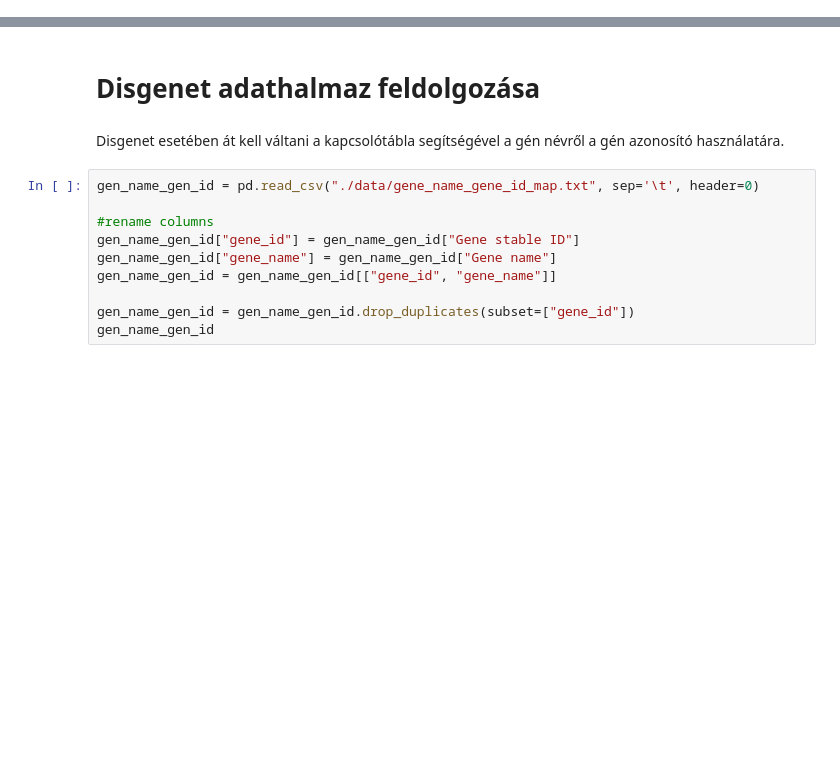
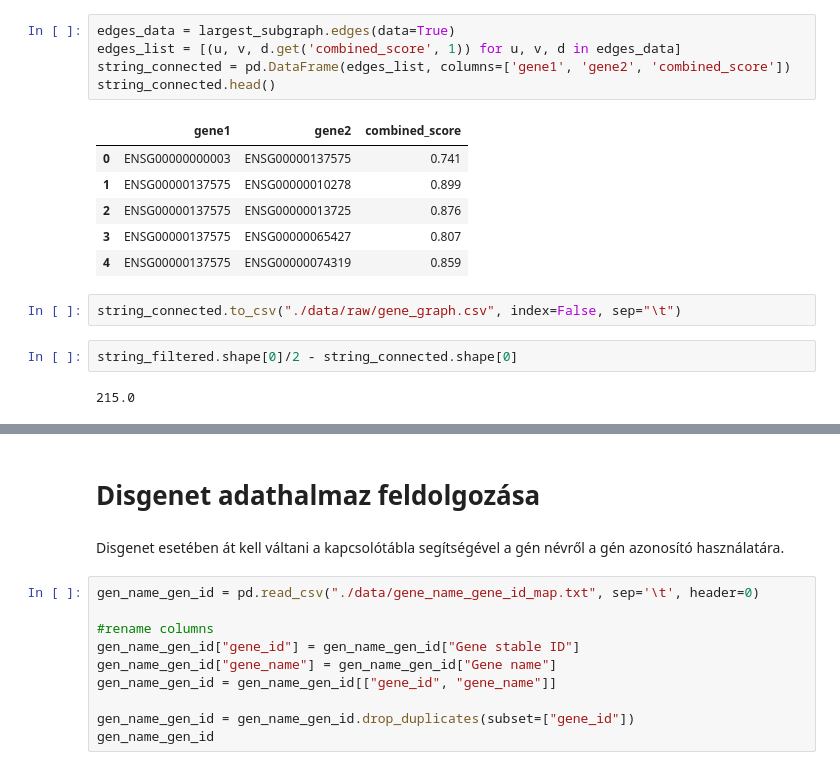
Before and after one commit to Nemes2000/gene-disease-gnn, a Jupyter notebook: data_process.ipynb, the cells around one changed output, grey strips where cells are left out. Cells and saved outputs as stored; diff of their text form; blank space fills up the shorter version.

```diff
--- a/data_process.ipynb
+++ b/data_process.ipynb
@@ -5,0 +102,18 @@ from pandas import DataFrame
+# %%
+edges_data = largest_subgraph.edges(data=True)
+edges_list = [(u, v, d.get('combined_score', 1)) for u, v, d in edges_data]
+string_connected = pd.DataFrame(edges_list, columns=['gene1', 'gene2', 'combined_score'])
+string_connected.head()
+# %% [output]
+|  | gene1 | gene2 | combined_score |
+| 0 | ENSG00000000003 | ENSG00000137575 | 0.741 |
+| 1 | ENSG00000137575 | ENSG00000010278 | 0.899 |
+| 2 | ENSG00000137575 | ENSG00000013725 | 0.876 |
+| 3 | ENSG00000137575 | ENSG00000065427 | 0.807 |
+| 4 | ENSG00000137575 | ENSG00000074319 | 0.859 |
+# %%
+string_connected.to_csv("./data/raw/gene_graph.csv", index=False, sep="\t")
+# %%
+string_filtered.shape[0]/2 - string_connected.shape[0]
+# %% [output]
+215.0
```
Also changed, not shown: parts of 33 cells of this notebook.
